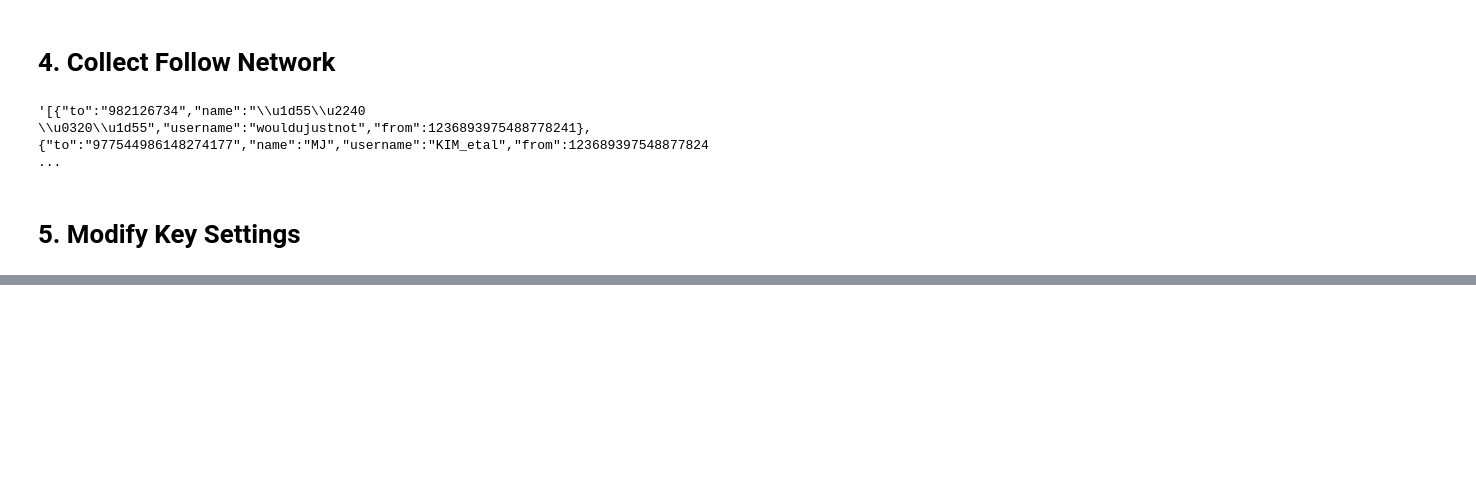
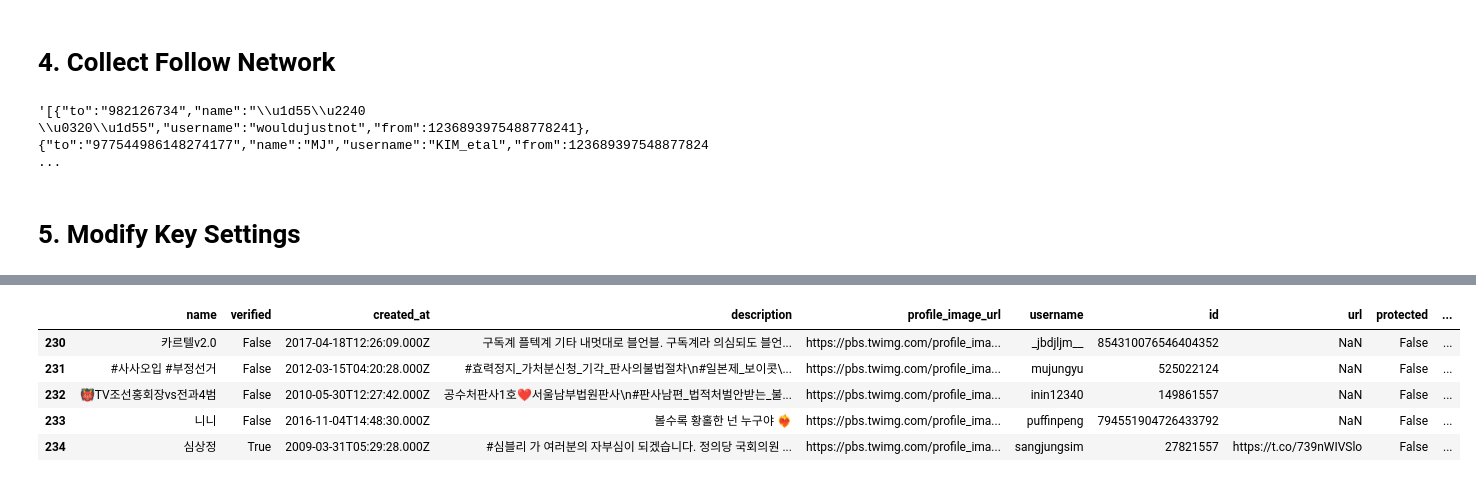
Before and after one commit to fromakim/2021Election_Analysis, a Jupyter notebook: data_getfollowers.ipynb, the cells around one changed output, grey strips where cells are left out. Saved outputs shown, nothing was run; the diff lists cells and outputs as text; code cells hidden in the pictures; blank space fills up the shorter version.

```diff
--- a/data_getfollowers.ipynb
+++ b/data_getfollowers.ipynb
@@ -59,0 +135,9 @@ keys['index'] = str(int(keys['index']) + 1)
+# %%
+users[230:235]
+# %% [output]
+|  | name | verified | created_at | description | profile_image_url | username | id | url | protected | ... |
+| 230 | 카르텔v2.0 | False | 2017-04-18T12:26:09.000Z | 구독계 플텍계 기타 내멋대로 블언블. 구독계라 의심되도 블언... | https://pbs.twimg.com/profile_ima... | _jbdjljm__ | 854310076546404352 | NaN | False | ... |
+| 231 | #사사오입 #부정선거 | False | 2012-03-15T04:20:28.000Z | #효력정지_가처분신청_기각_판사의불법절차\n#일본제_보이콧\... | https://pbs.twimg.com/profile_ima... | mujungyu | 525022124 | NaN | False | ... |
+| 232 | 👹TV조선홍회장vs전과4범 | False | 2010-05-30T12:27:42.000Z | 공수처판사1호❤서울남부법원판사\n#판사남편_법적처벌안받는_불... | https://pbs.twimg.com/profile_ima... | inin12340 | 149861557 | NaN | False | ... |
+| 233 | 니니 | False | 2016-11-04T14:48:30.000Z | 볼수록 황홀한 넌 누구야 ❤️‍🔥 | https://pbs.twimg.com/profile_ima... | puffinpeng | 794551904726433792 | NaN | False | ... |
+| 234 | 심상정 | True | 2009-03-31T05:29:28.000Z | #심블리 가 여러분의 자부심이 되겠습니다. 정의당 국회의원 ... | https://pbs.twimg.com/profile_ima... | sangjungsim | 27821557 | https://t.co/739nWIVSlo | False | ... |
```
Also changed, not shown: parts of 10 cells of this notebook.
